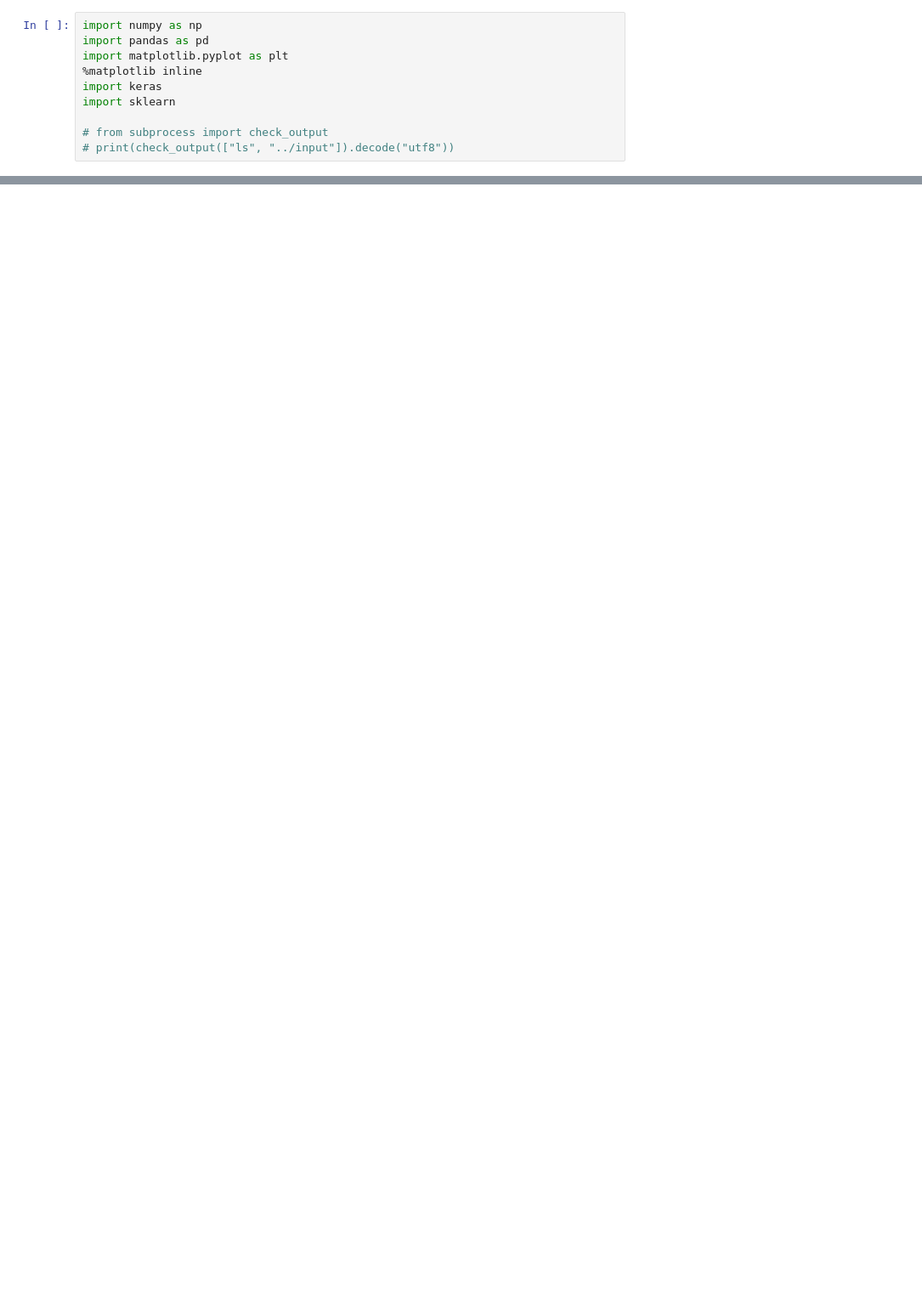
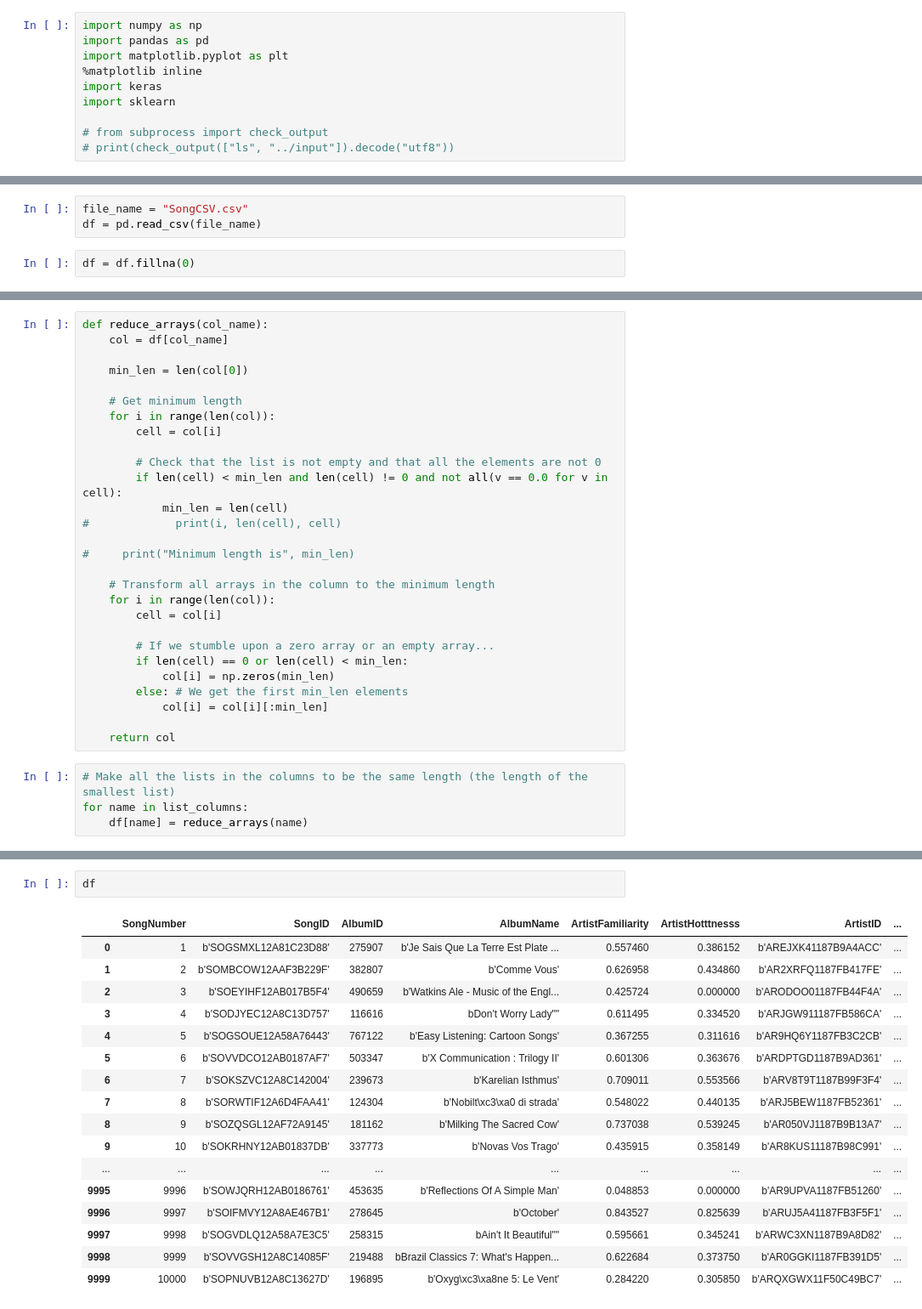
Before and after one commit to thefirebanks/SongPope, a Jupyter notebook: neural network.ipynb, the cells around one changed output, grey strips where cells are left out. Shown: that part at 85% size. Cells and saved outputs as stored; diff of their text form; blank space fills up the shorter version.

```diff
--- a/neural network.ipynb
+++ b/neural network.ipynb
@@ -27,0 +11,5 @@ Index(['SongNumber', 'SongID', 'AlbumID', 'AlbumName', 'ArtistFamiliarity',
+# %%
+file_name = "SongCSV.csv"
+df = pd.read_csv(file_name)
+# %%
+df = df.fillna(0)
@@ -27,0 +55,32 @@ Index(['SongNumber', 'SongID', 'AlbumID', 'AlbumName', 'ArtistFamiliarity',
+# %%
+def reduce_arrays(col_name):
+    col = df[col_name]
+
+    min_len = len(col[0])
+
+    # Get minimum length
+    for i in range(len(col)):
+        cell = col[i]
+
+        # Check that the list is not empty and that all the elements are not 0
+        if len(cell) < min_len and len(cell) != 0 and not all(v == 0.0 for v in cell):
+            min_len = len(cell)
+#             print(i, len(cell), cell)
+
+#     print("Minimum length is", min_len)
+
+    # Transform all arrays in the column to the minimum length
+    for i in range(len(col)):
+        cell = col[i]
+
+        # If we stumble upon a zero array or an empty array...
+        if len(cell) == 0 or len(cell) < min_len:
+            col[i] = np.zeros(min_len)
+        else: # We get the first min_len elements
+            col[i] = col[i][:min_len]
+
+    return col
+# %%
+# Make all the lists in the columns to be the same length (the length of the smallest list)
+for name in list_columns:
+    df[name] = reduce_arrays(name)
@@ -27,0 +95,20 @@ Index(['SongNumber', 'SongID', 'AlbumID', 'AlbumName', 'ArtistFamiliarity',
+# %%
+df
+# %% [output]
+|  | SongNumber | SongID | AlbumID | AlbumName | ArtistFamiliarity | ArtistHotttnesss | ArtistID | ... |
+| 0 | 1 | b'SOGSMXL12A81C23D88' | 275907 | b'Je Sais Que La Terre Est Plate ... | 0.557460 | 0.386152 | b'AREJXK41187B9A4ACC' | ... |
+| 1 | 2 | b'SOMBCOW12AAF3B229F' | 382807 | b'Comme Vous' | 0.626958 | 0.434860 | b'AR2XRFQ1187FB417FE' | ... |
+| 2 | 3 | b'SOEYIHF12AB017B5F4' | 490659 | b'Watkins Ale - Music of the Engl... | 0.425724 | 0.000000 | b'ARODOO01187FB44F4A' | ... |
+| 3 | 4 | b'SODJYEC12A8C13D757' | 116616 | bDon't Worry Lady"" | 0.611495 | 0.334520 | b'ARJGW911187FB586CA' | ... |
+| 4 | 5 | b'SOGSOUE12A58A76443' | 767122 | b'Easy Listening: Cartoon Songs' | 0.367255 | 0.311616 | b'AR9HQ6Y1187FB3C2CB' | ... |
+| 5 | 6 | b'SOVVDCO12AB0187AF7' | 503347 | b'X Communication : Trilogy II' | 0.601306 | 0.363676 | b'ARDPTGD1187B9AD361' | ... |
+| 6 | 7 | b'SOKSZVC12A8C142004' | 239673 | b'Karelian Isthmus' | 0.709011 | 0.553566 | b'ARV8T9T1187B99F3F4' | ... |
+| 7 | 8 | b'SORWTIF12A6D4FAA41' | 124304 | b'Nobilt\xc3\xa0 di strada' | 0.548022 | 0.440135 | b'ARJ5BEW1187FB52361' | ... |
+| 8 | 9 | b'SOZQSGL12AF72A9145' | 181162 | b'Milking The Sacred Cow' | 0.737038 | 0.539245 | b'AR050VJ1187B9B13A7' | ... |
+| 9 | 10 | b'SOKRHNY12AB01837DB' | 337773 | b'Novas Vos Trago' | 0.435915 | 0.358149 | b'AR8KUS11187B98C991' | ... |
+| ... | ... | ... | ... | ... | ... | ... | ... | ... |
+| 9995 | 9996 | b'SOWJQRH12AB0186761' | 453635 | b'Reflections Of A Simple Man' | 0.048853 | 0.000000 | b'AR9UPVA1187FB51260' | ... |
+| 9996 | 9997 | b'SOIFMVY12A8AE467B1' | 278645 | b'October' | 0.843527 | 0.825639 | b'ARUJ5A41187FB3F5F1' | ... |
+| 9997 | 9998 | b'SOGVDLQ12A58A7E3C5' | 258315 | bAin't It Beautiful"" | 0.595661 | 0.345241 | b'ARWC3XN1187B9A8D82' | ... |
+| 9998 | 9999 | b'SOVVGSH12A8C14085F' | 219488 | bBrazil Classics 7: What's Happen... | 0.622684 | 0.373750 | b'AR0GGKI1187FB391D5' | ... |
+| 9999 | 10000 | b'SOPNUVB12A8C13627D' | 196895 | b'Oxyg\xc3\xa8ne 5: Le Vent' | 0.284220 | 0.305850 | b'ARQXGWX11F50C49BC7' | ... |
```
Also changed, not shown: parts of 23 cells of this notebook.
